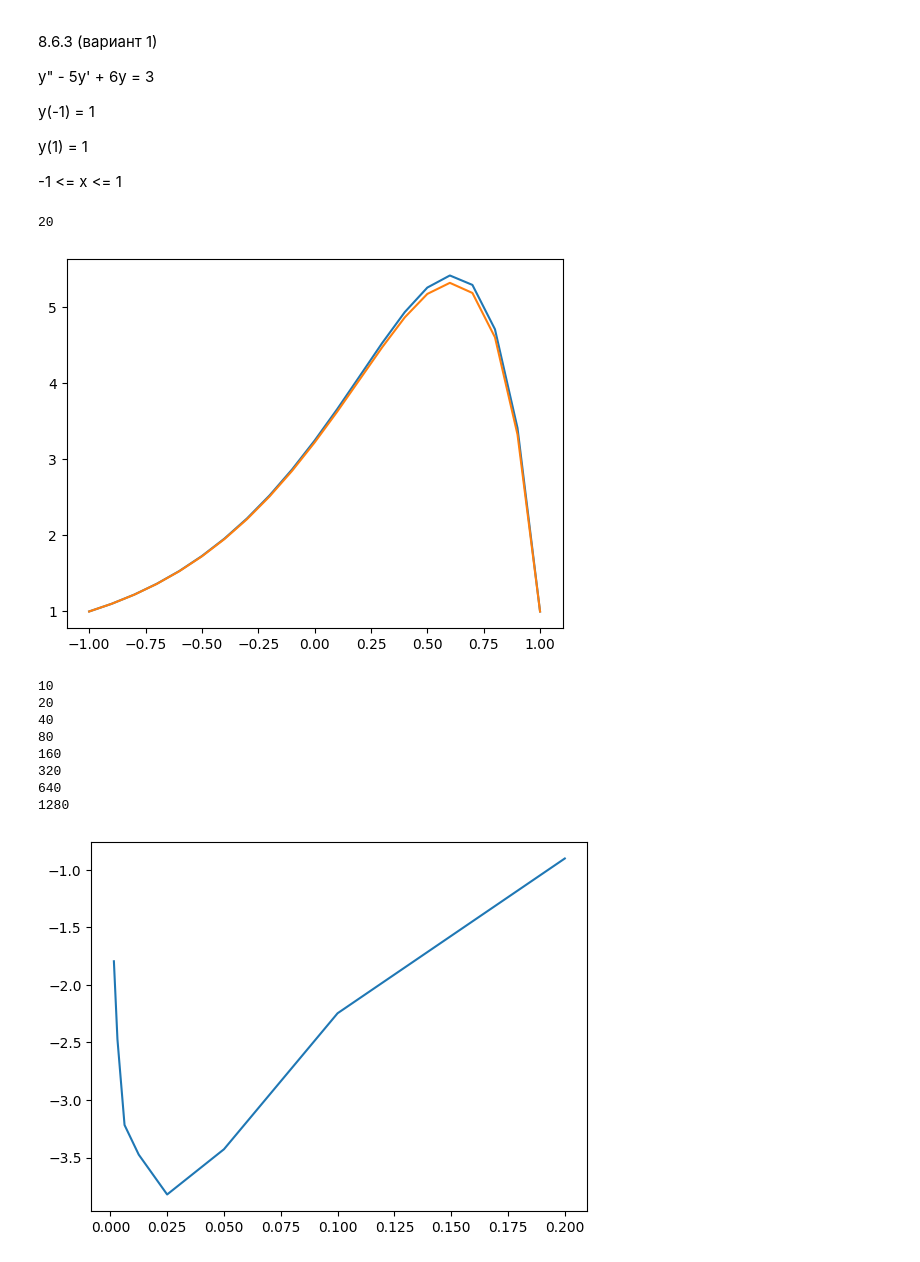
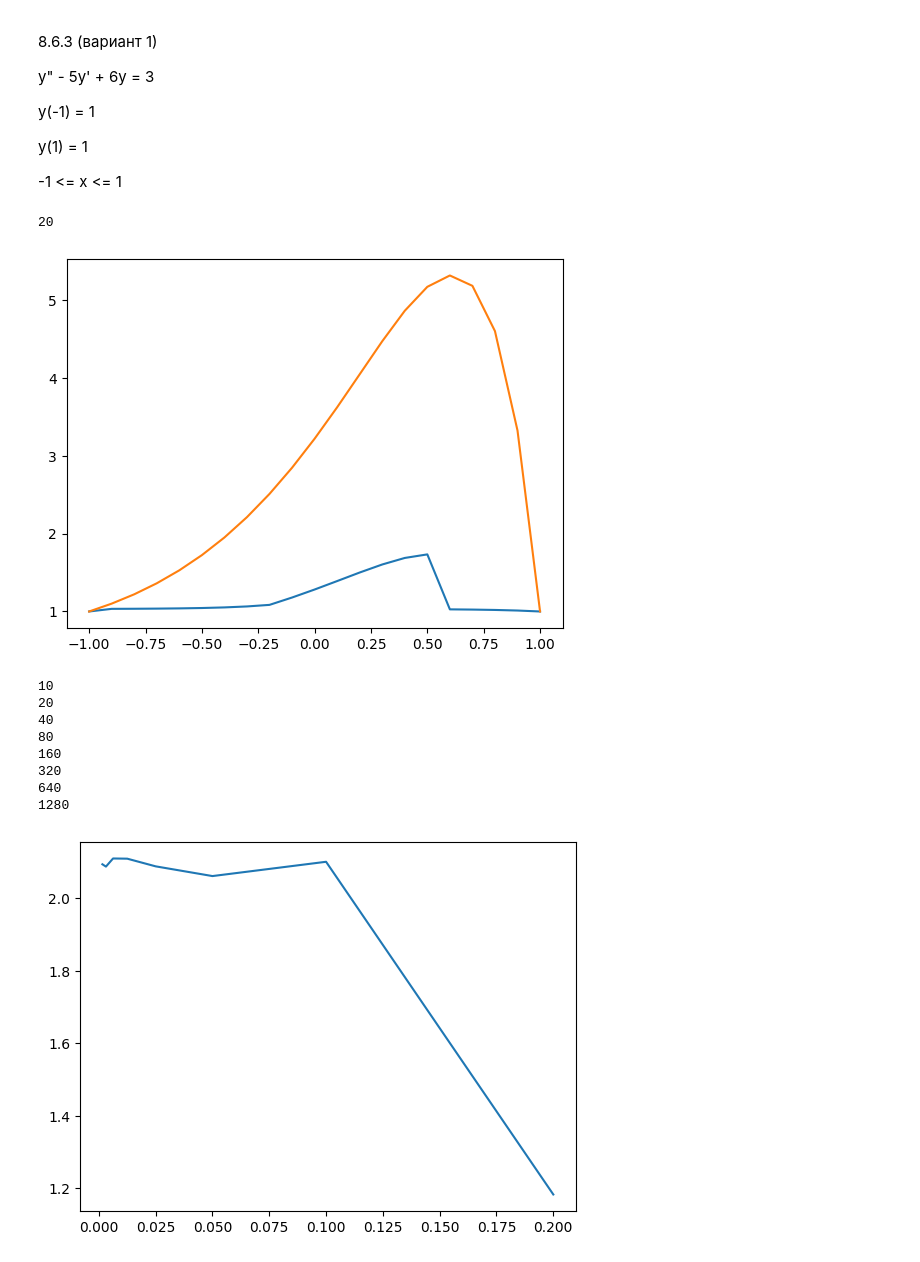
Before and after one commit to Micro-ice-ice/MPE, a Jupyter notebook: BG.ipynb, the cells around one changed output. Drawn from its saved outputs; the diff is of its cells as text; code cells hidden in the pictures.

```diff
--- a/BG.ipynb
+++ b/BG.ipynb
@@ -47,11 +43,11 @@ def	integral(left, right, f):
 # %%
 def A_i_j(i, j, left, right, h, x_v):
     f = lambda x: -1 * dphidx(i, h, x, x_v) * dphidx(j, h, x, x_v) -5 * dphidx(i, h, x, x_v) * phi(j, h, x, x_v) + 6 * phi(i, h, x, x_v) * phi(j, h, x, x_v)
-    return integral(left, right, f)
+    return integral(x_v[i - 1], x_v[i + 1], h, f)
 # %%
 def b_i(i, left, right, h, x_v):
     f = lambda x: -3 * phi(i, h, x, x_v)
-    return integral(left, right, f)
+    return integral(x_v[i - 1], x_v[i + 1], h, f)
 # %%
 def analitic(x):
     return (e**(2 * x) + e**(2 * x + 2) + e**(2 * x + 4) - e**(3 * x + 1) - e**(3 * x + 3) + e**2) / (2 * e**2)
@@ -60,21 +56,21 @@ left = -1
 right = 1
 h = 0.1
 x_v = [left]
-l = int((right - left) / h)
-for i in range(0, l):
+n = int((right - left) / h)
+for i in range(0, n):
     x_v.append(x_v[i] + h)
-A = np.zeros((l - 1, l - 1))
-b = np.zeros((l - 1))
+A = np.zeros((n - 1, n - 1))
+b = np.zeros((n - 1))
 
-print(l)
+print(n)
 
-for i in range(1, l - 1):
+for i in range(1, n - 1):
     for j in range(i - 1, i + 2):
         A[i - 1, j - 1] = A_i_j(i, j, left, right, h, x_v)
-A[l - 2, l - 2] = A_i_j(l - 1, l - 1, left, right, h, x_v)
-A[l - 2, l - 3] = A_i_j(l - 1, l - 2, left, right, h, x_v)
+A[n - 2, n - 2] = A_i_j(n - 1, n - 1, left, right, h, x_v)
+A[n - 2, n - 3] = A_i_j(n - 1, n - 2, left, right, h, x_v)
 
-for i in range(1, l):
+for i in range(1, n):
     b[i - 1] = b_i(i, left, right, h, x_v)
 
 # print(A)
@@ -97,7 +93,7 @@ plt.plot(x_v, y_analitic_v)
 plt.show()
 # %% [output]
 20
-[figure, old version]
+[figure, new version]
 # %%
 left = -1
 right = 1
@@ -112,52 +108,52 @@ for i in range(0, n):
 
 for h in h_list:
     x_v = [left]
-    l = int((right - left) / h)
-    for i in range(0, l):
+    n = int((right - left) / h)
+    for i in range(0, n):
         x_v.append(x_v[i] + h)
-    A = np.zeros((l - 1, l - 1))
-    b = np.zeros((l - 1))
+    A = np.zeros((n - 1, n - 1))
+    b = np.zeros((n - 1))
 
-    print(l)
+    print(n)
 
-    for i in range(1, l - 1):
+    for i in range(1, n - 1):
         for j in range(i - 1, i + 2):
             A[i - 1, j - 1] = A_i_j(i, j, left, right, h, x_v)
-    A[l - 2, l - 2] = A_i_j(l - 1, l - 1, left, right, h, x_v)
-    A[l - 2, l - 3] = A_i_j(l - 1, l - 2, left, right, h, x_v)
+    A[n - 2, n - 2] = A_i_j(n - 1, n - 1, left, right, h, x_v)
+    A[n - 2, n - 3] = A_i_j(n - 1, n - 2, left, right, h, x_v)
 
-    for i in range(1, l):
+    for i in range(1, n):
         b[i - 1] = b_i(i, left, right, h, x_v)
 
     # print(A)
     # print(b)
 
     C = np.linalg.solve(A.T, b)
 
     delta = 0
     for x in x_v:
         y = 1
         for i in range(0, len(C)):
             y = y + C[i]  * phi(i + 1, h, x, x_v)
 
         y_analitic = analitic(x)
 
         if abs(y_analitic - y) > delta:
             delta = abs(y_analitic - y)
 
-    delta_v.append(log(delta))
+    delta_v.append(log(delta, 2))
     h_v.append(h)
 
 
 plt.plot(h_v, delta_v)
 plt.show()
 # %% [output]
 10
 20
 40
 80
 160
 320
 640
 1280
-[figure, old version]
+[figure, new version]
```
Also changed, not shown: parts of 3 cells of this notebook.
